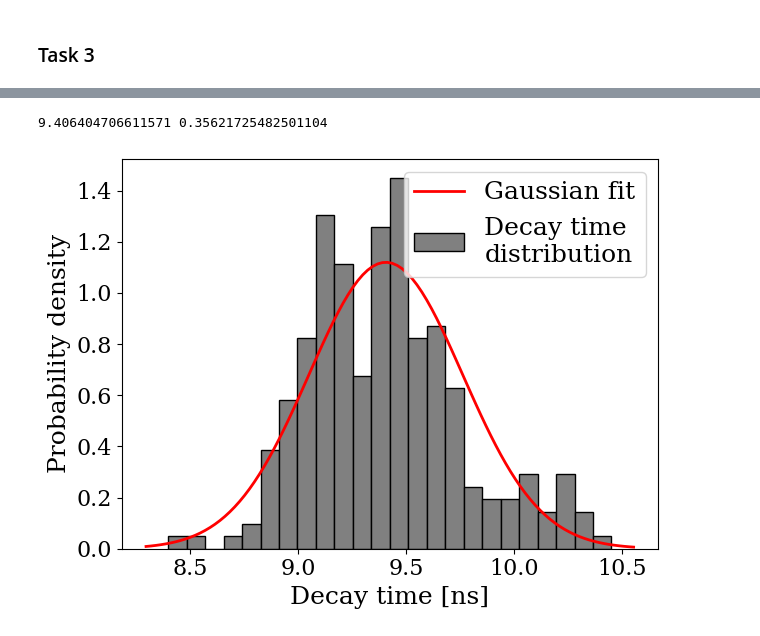
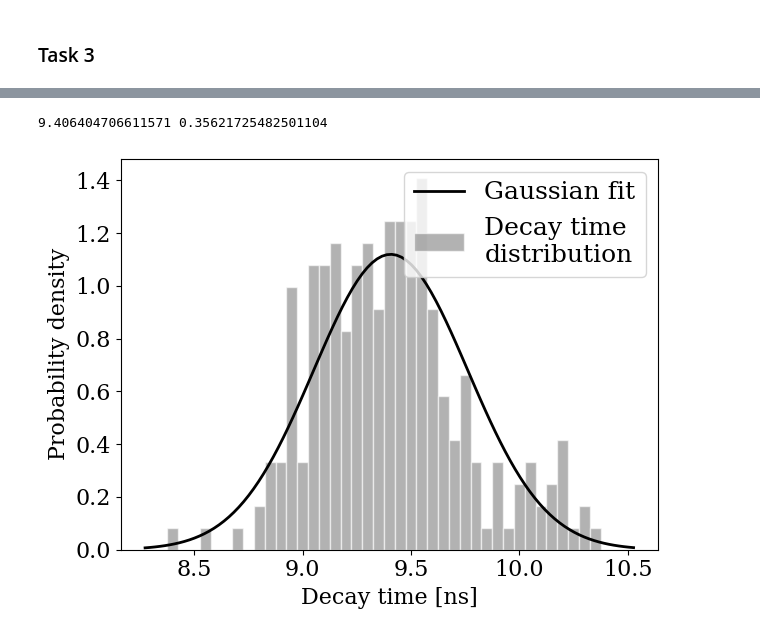
Before and after one commit to ermas3/SNSPD, a Jupyter notebook: data_analysis.ipynb, the cells around one changed output, grey strips where cells are left out. Drawn from its saved outputs; the diff is of its cells as text; code cells hidden in the pictures.

```diff
--- a/data_analysis.ipynb
+++ b/data_analysis.ipynb
@@ -9,7 +9,7 @@ import os
 
 mpl.rcParams['xtick.labelsize'] = 16
 mpl.rcParams['ytick.labelsize'] = 16
-mpl.rcParams['axes.labelsize'] = 18
+mpl.rcParams['axes.labelsize'] = 16
 mpl.rcParams['axes.titlesize'] = 24
 plt.rcParams['legend.fontsize'] = 18
 
@@ -208,26 +252,28 @@ for filename in filenames:
 # %%
 # Fit a normal distribution to the data:
 mu, std = norm.fit(times["decay_time"])
 
+bin_edges = np.arange(8.40, 10.50, 0.05) - 0.025
+
 # Plot the histogram with gaussian fit
-plt.hist(times["decay_time"], bins=24, density=True, color='grey', edgecolor= "k", label="Decay time\ndistribution")
+plt.hist(times["decay_time"], bins = bin_edges, density=True, color='gray', alpha = 0.6, edgecolor= "white", label="Decay time\ndistribution")
 
 # Plot the PDF.
 xmin, xmax = plt.xlim()
 x = np.linspace(xmin, xmax, 100)
 p = norm.pdf(x, mu, std)
-plt.plot(x, p, 'r', linewidth=2, label="Gaussian fit")
+plt.plot(x, p, 'k', linewidth=2, label="Gaussian fit")
 
 plt.xlabel("Decay time [ns]")
 plt.ylabel("Probability density")
 plt.legend()
 plt.tight_layout()
 
 
 print(mu, std)
 # %% [output]
 9.406404706611571 0.35621725482501104
-[figure, old version]
+[figure, new version]
 # %%
 # Fit a normal distribution to the data:
 mu, std = norm.fit(times["rise_time"])
```
Also changed, not shown: parts of 8 cells of this notebook, 1 other file.
